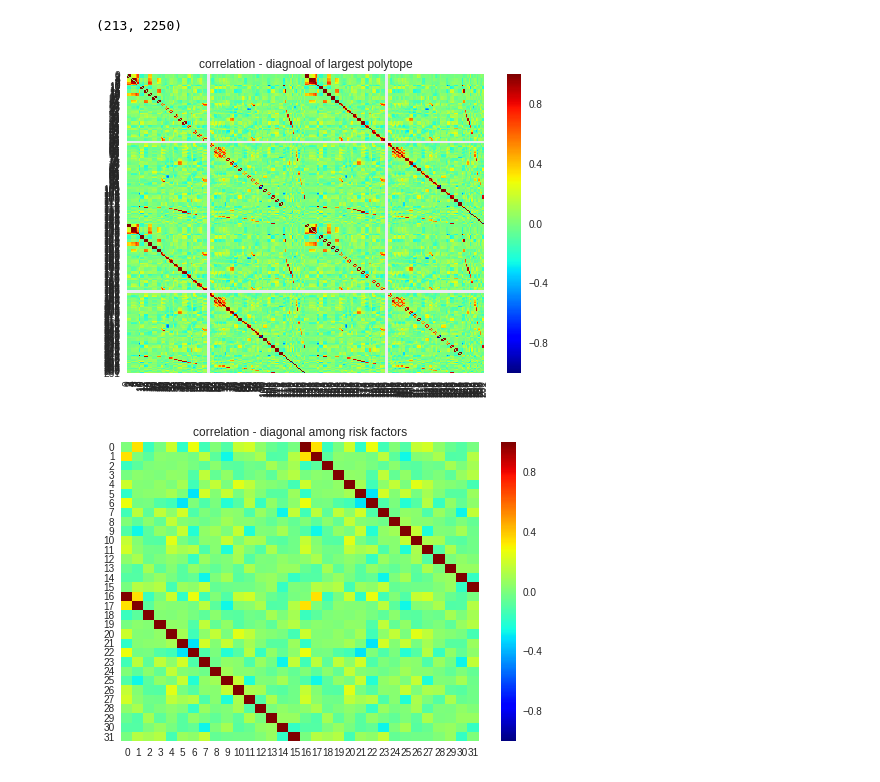
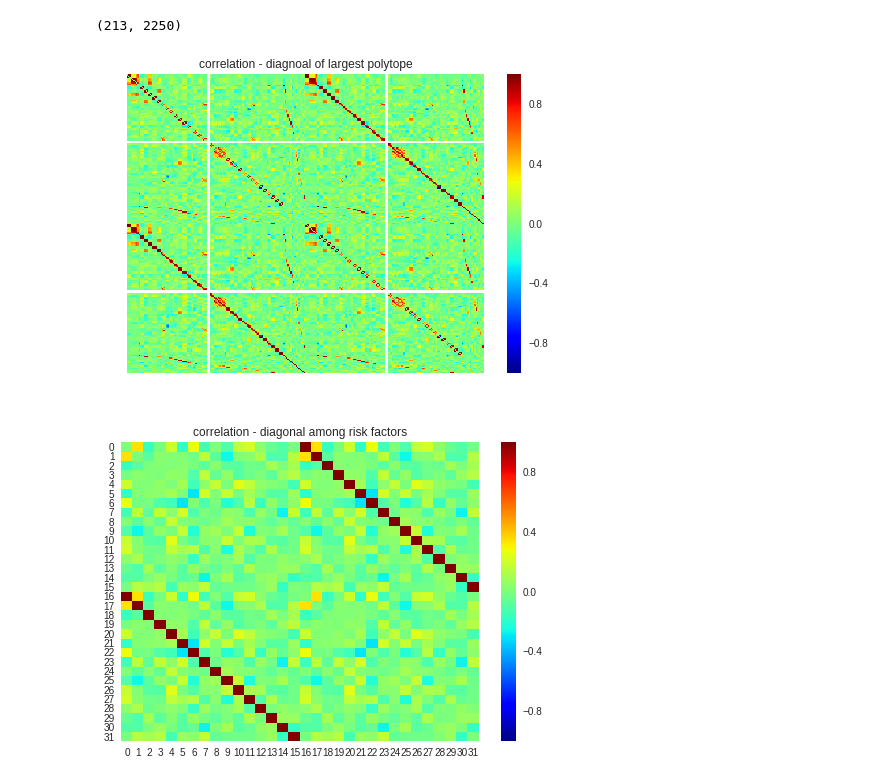
Before and after one commit to nathanwang000/OpenboxEYE, a Jupyter notebook: Eval.ipynb, the cells around one changed output. Saved outputs shown, nothing was run; the diff lists cells and outputs as text; code cells hidden in the pictures.

```diff
--- a/Eval.ipynb
+++ b/Eval.ipynb
@@ -79,10 +79,11 @@ len(sorted_configs), len(m.xtrain)
 # %%
 corr = np.corrcoef(x.data.numpy().T)
 plt.title('correlation - diagnoal of largest polytope')
 sns.heatmap(corr - np.diag(np.diag(corr)), cmap='jet')
+plt.axis('off')
 plt.show()
 # %% [output]
-[figure, old version]
+[figure, new version]
 # %%
 indices = m.r.nonzero().view(-1)
 sub_corr = corr[indices][:, indices]
```
Also changed, not shown: parts of 1 cell of this notebook.
